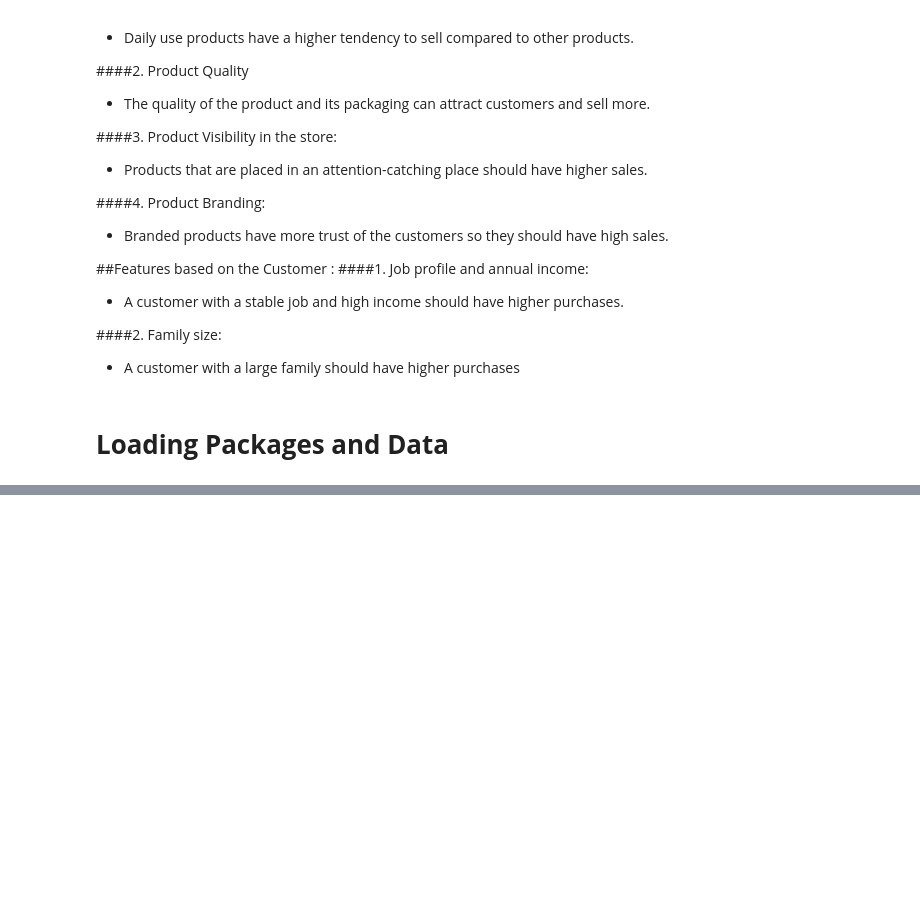
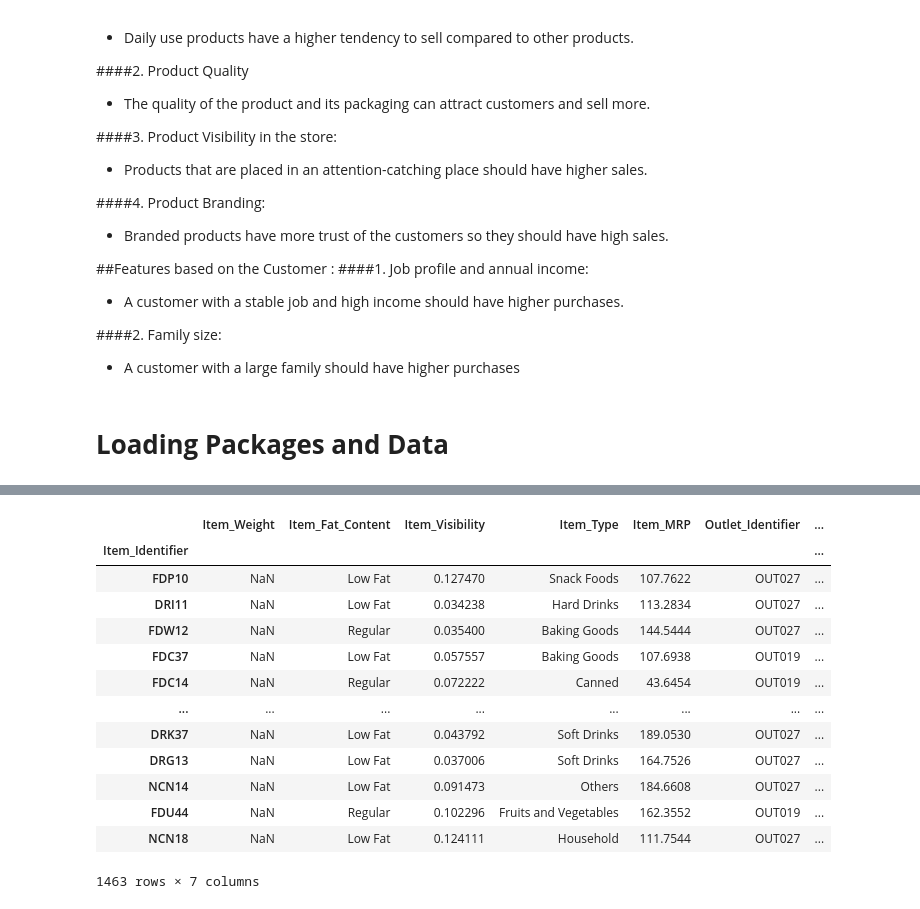
Before and after one commit to ABDELLAH-Hallou/BigMart-outlet-sales-prediction, a Jupyter notebook: BigMart_outlet_sales_prediction.ipynb, the cells around one changed output, grey strips where cells are left out. Saved outputs shown, nothing was run; the diff lists cells and outputs as text; code cells hidden in the pictures; blank space fills up the shorter version.

```diff
--- a/BigMart_outlet_sales_prediction.ipynb
+++ b/BigMart_outlet_sales_prediction.ipynb
@@ -92,0 +78,5 @@ BigMartTrainData
+# %%
+# Loading Data
+filename = '/content/drive/MyDrive/Bigmart/Train.csv'
+trainDf = pd.read_csv(filename)
+trainDf.head(5)
@@ -107,0 +167,8 @@ BigMartTrainData
+# %%
+product_columns = ['Item_Identifier','Item_Weight','Item_Fat_Content','Item_Visibility','Item_Type','Item_MRP','Outlet_Identifier','Item_Outlet_Sales']
+store_columns = ['Outlet_Identifier','Outlet_Establishment_Year','Outlet_Size','Outlet_Location_Type','Outlet_Type','Item_Outlet_Sales']
+
+productDf = trainDf[product_columns].drop_duplicates()
+storeDf = trainDf[store_columns].drop_duplicates()
+print('the size of product dataframe:',productDf.shape)
+print('the size of store dataframe:',storeDf.shape)
@@ -107,0 +254,19 @@ BigMartTrainData
+# %%
+productDf = productDf.set_index('Item_Identifier')
+# %%
+productDf.loc[productDf['Item_Weight'].isnull()]
+# %% [output]
+|  | Item_Weight | Item_Fat_Content | Item_Visibility | Item_Type | Item_MRP | Outlet_Identifier | ... |
+| Item_Identifier |  |  |  |  |  |  | ... |
+| FDP10 | NaN | Low Fat | 0.127470 | Snack Foods | 107.7622 | OUT027 | ... |
+| DRI11 | NaN | Low Fat | 0.034238 | Hard Drinks | 113.2834 | OUT027 | ... |
+| FDW12 | NaN | Regular | 0.035400 | Baking Goods | 144.5444 | OUT027 | ... |
+| FDC37 | NaN | Low Fat | 0.057557 | Baking Goods | 107.6938 | OUT019 | ... |
+| FDC14 | NaN | Regular | 0.072222 | Canned | 43.6454 | OUT019 | ... |
+| ... | ... | ... | ... | ... | ... | ... | ... |
+| DRK37 | NaN | Low Fat | 0.043792 | Soft Drinks | 189.0530 | OUT027 | ... |
+| DRG13 | NaN | Low Fat | 0.037006 | Soft Drinks | 164.7526 | OUT027 | ... |
+| NCN14 | NaN | Low Fat | 0.091473 | Others | 184.6608 | OUT027 | ... |
+| FDU44 | NaN | Regular | 0.102296 | Fruits and Vegetables | 162.3552 | OUT019 | ... |
+| NCN18 | NaN | Low Fat | 0.124111 | Household | 111.7544 | OUT027 | ... |
+1463 rows × 7 columns
```
Also changed, not shown: parts of 18 cells of this notebook.
